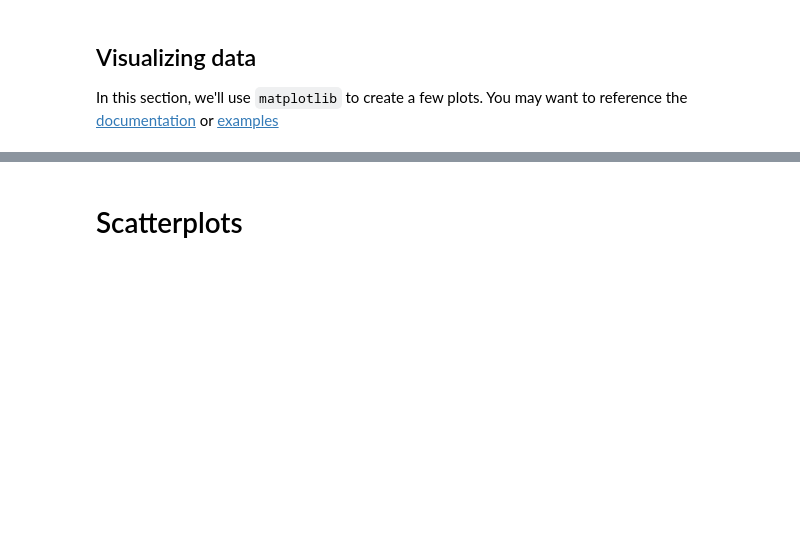
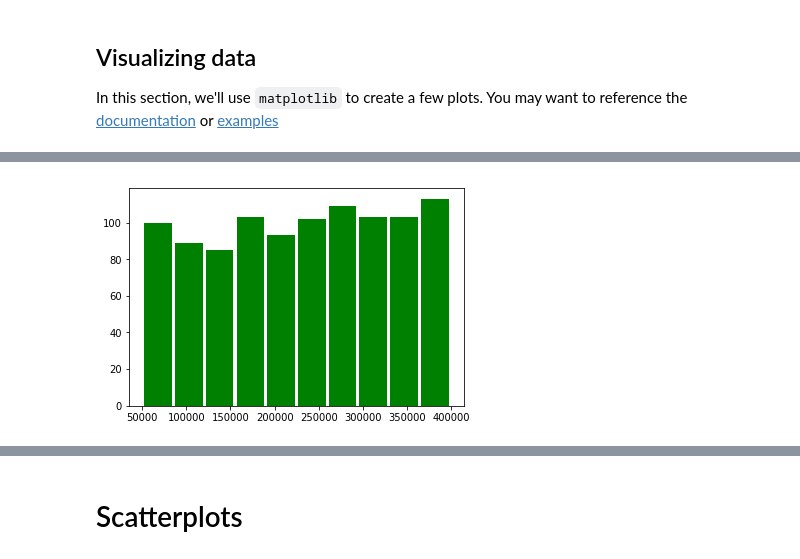
Before and after one commit to poojaram/PythonBasics, a Jupyter notebook: 05-matplotlib.ipynb, the cells around one changed output, grey strips where cells are left out. Drawn from its saved outputs; the diff is of its cells as text; code cells hidden in the pictures; blank space fills up the shorter version.

```diff
--- a/05-matplotlib.ipynb
+++ b/05-matplotlib.ipynb
@@ -15,7 +31,11 @@ In this section, we'll use `matplotlib` to create a few plots. You may want to r
 # %%
 # The columns are too close together in the above plot
 # Use suitable arguments to change the width of the bars in the histogram; also change the color of the bars to green
 # Refer https://matplotlib.org/api/_as_gen/matplotlib.pyplot.hist.html
+n, bins, patches = plt.hist(house_data.prices_2010, rwidth=0.9, color='green')
+plt.show()
+# %% [output]
+[figure, added]
 # %%
 # Labeling your plots appropriately is a very essential component of data visualization
 # Label the axes in your histogram and give it a suitable title
```
Also changed, not shown: parts of 12 cells of this notebook, 5 other files.
